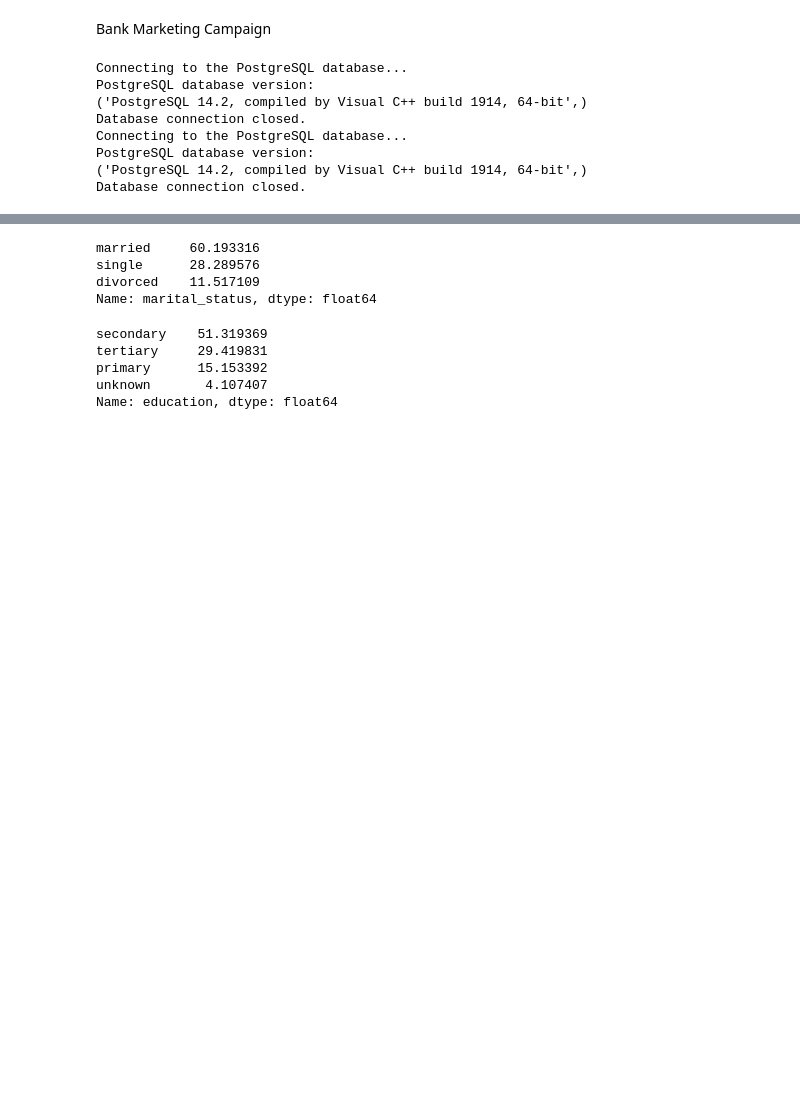
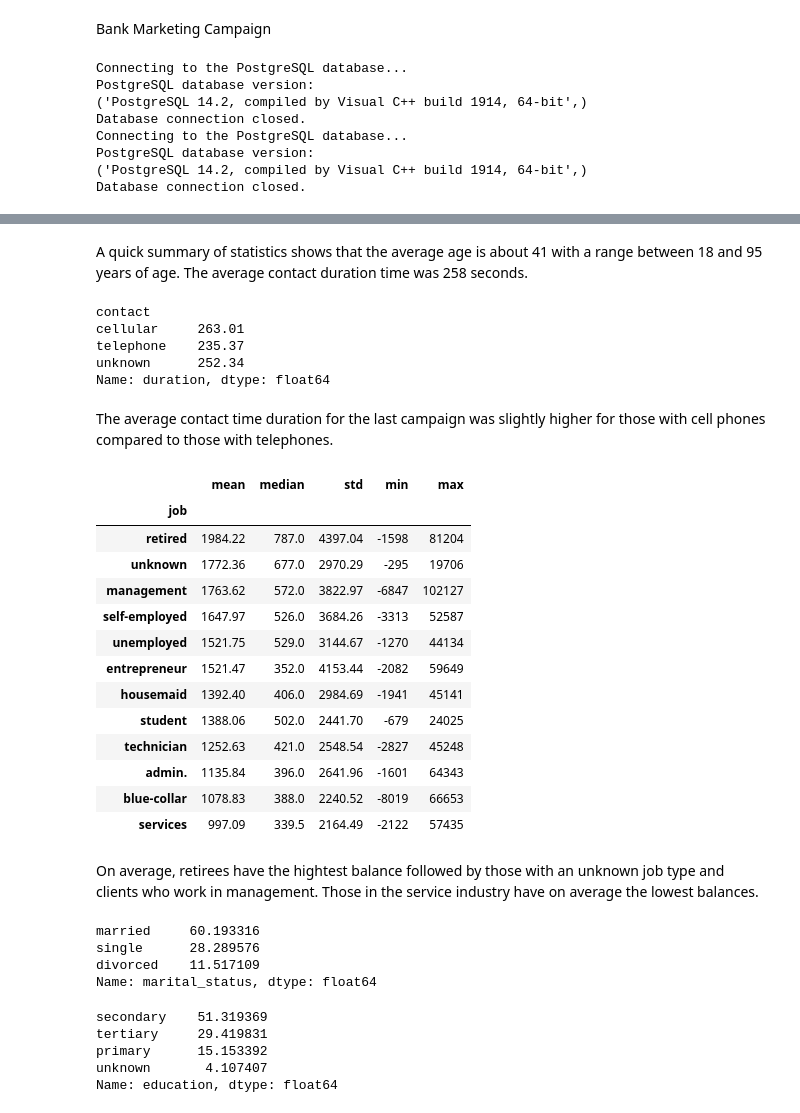
Before and after one commit to CoolBeansProgramming/Bank-Marketing-Campaign, a Jupyter notebook: main.ipynb, the cells around one changed output, grey strips where cells are left out. Drawn from its saved outputs; the diff is of its cells as text; code cells hidden in the pictures; blank space fills up the shorter version.

```diff
--- a/main.ipynb
+++ b/main.ipynb
@@ -169 +153,35 @@ array(['management', 'technician', 'entrepreneur', 'blue-collar',
+# %% [markdown]
+A quick summary of statistics shows that the average age is about 41 with a range between 18 and 95 years of age. The average contact duration time was 258 seconds.
+# %%
+# average duration by contact type
+df.groupby('contact')['duration'].agg('mean').round(2)
+# %% [output]
+contact
+cellular     263.01
+telephone    235.37
+unknown      252.34
+Name: duration, dtype: float64
+# %% [markdown]
+The average contact time duration for the last campaign was slightly higher for those with cell phones compared to those with telephones.
+# %%
+# balance statistics by job type
+
+df.groupby('job')['balance'].agg(['mean','median','std','min','max']).sort_values(by=['mean'], ascending=False).round(2)
+# %% [output]
+|  | mean | median | std | min | max |
+| job |  |  |  |  |  |
+| retired | 1984.22 | 787.0 | 4397.04 | -1598 | 81204 |
+| unknown | 1772.36 | 677.0 | 2970.29 | -295 | 19706 |
+| management | 1763.62 | 572.0 | 3822.97 | -6847 | 102127 |
+| self-employed | 1647.97 | 526.0 | 3684.26 | -3313 | 52587 |
+| unemployed | 1521.75 | 529.0 | 3144.67 | -1270 | 44134 |
+| entrepreneur | 1521.47 | 352.0 | 4153.44 | -2082 | 59649 |
+| housemaid | 1392.40 | 406.0 | 2984.69 | -1941 | 45141 |
+| student | 1388.06 | 502.0 | 2441.70 | -679 | 24025 |
+| technician | 1252.63 | 421.0 | 2548.54 | -2827 | 45248 |
+| admin. | 1135.84 | 396.0 | 2641.96 | -1601 | 64343 |
+| blue-collar | 1078.83 | 388.0 | 2240.52 | -8019 | 66653 |
+| services | 997.09 | 339.5 | 2164.49 | -2122 | 57435 |
+# %% [markdown]
+On average, retirees have the hightest balance followed by those with an unknown job type and clients who work in management. Those in the service industry have on average the lowest balances.
 # %%
```
Also changed, not shown: parts of 24 cells of this notebook, 1 other file.
